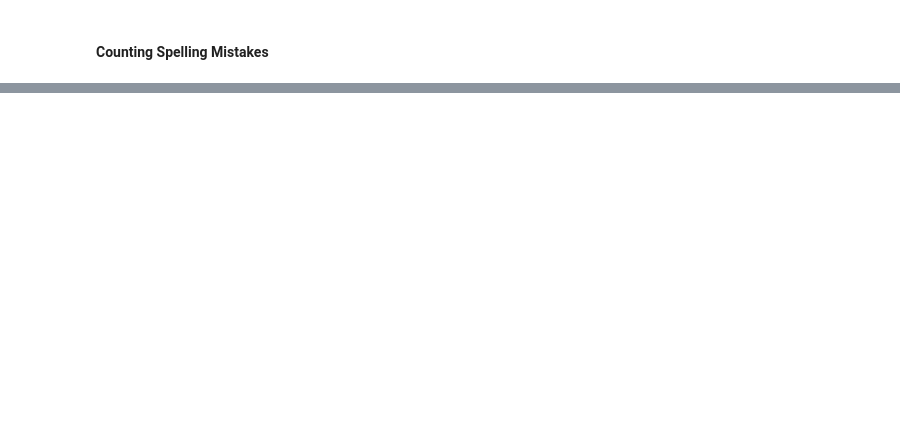
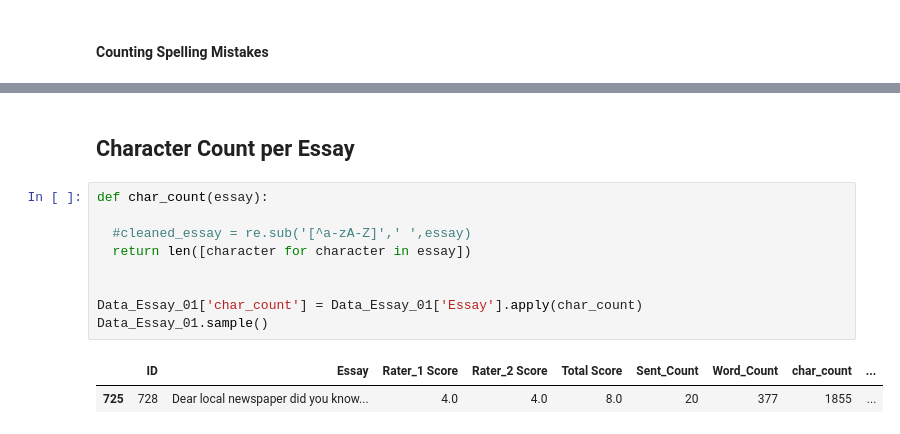
Before and after one commit to mustafabawany/IntelliTech, a Jupyter notebook: Feature_Engineering.ipynb, the cells around one changed output, grey strips where cells are left out. Drawn from its saved outputs; the diff is of its cells as text; blank space fills up the shorter version.

```diff
--- a/Feature_Engineering.ipynb
+++ b/Feature_Engineering.ipynb
@@ -382,0 +275,14 @@ new_string
+# %% [markdown]
+## **Character Count per Essay**
+# %%
+def char_count(essay):
+
+  #cleaned_essay = re.sub('[^a-zA-Z]',' ',essay)
+  return len([character for character in essay])
+
+
+Data_Essay_01['char_count'] = Data_Essay_01['Essay'].apply(char_count)
+Data_Essay_01.sample()
+# %% [output]
+|  | ID | Essay | Rater_1 Score | Rater_2 Score | Total Score | Sent_Count | Word_Count | char_count | ... |
+| 725 | 728 | Dear local newspaper did you know... | 4.0 | 4.0 | 8.0 | 20 | 377 | 1855 | ... |
```
Also changed, not shown: parts of 70 cells of this notebook.
